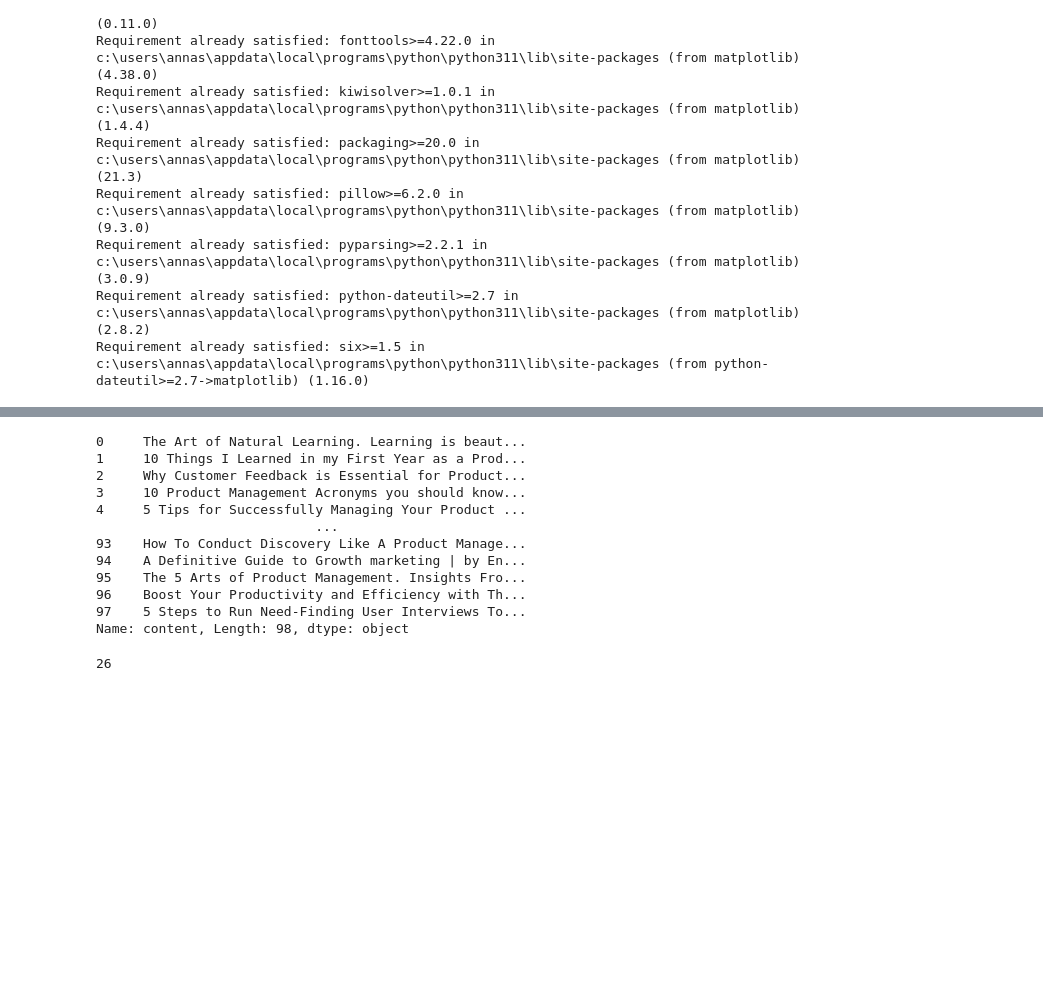
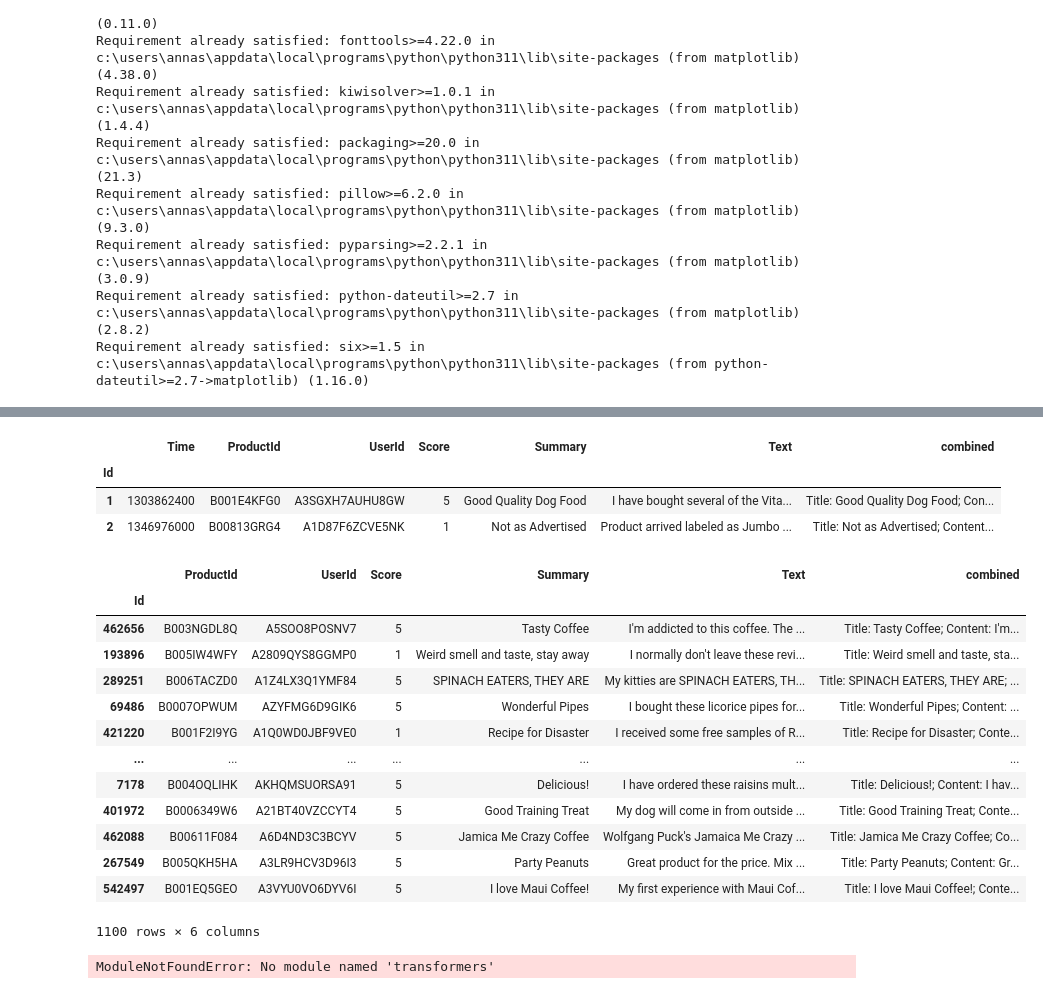
Before and after one commit to annasba07/product-manager-companion, a Jupyter notebook: Medium Article Scraping.ipynb, the cells around one changed output, grey strips where cells are left out. Saved outputs shown, nothing was run; the diff lists cells and outputs as text; code cells hidden in the pictures; blank space fills up the shorter version.

```diff
--- a/Medium Article Scraping.ipynb
+++ b/Medium Article Scraping.ipynb
@@ -434,15 +509,33 @@ df.to_csv('product_management2_with_embeddings.csv')
+# %%
+# testing open ai tutorial
+
+import pandas as pd
+
+input_datapath = 'Reviews.csv'  # to save space, we provide a pre-filtered dataset
+df = pd.read_csv(input_datapath, index_col=0)
+df = df[['Time', 'ProductId', 'UserId', 'Score', 'Summary', 'Text']]
+df = df.dropna()
+df['combined'] = "Title: " + df.Summary.str.strip() + "; Content: " + df.Text.str.strip()
+df.head(2)
+# %% [output]
+|  | Time | ProductId | UserId | Score | Summary | Text | combined |
+| Id |  |  |  |  |  |  |  |
+| 1 | 1303862400 | B001E4KFG0 | A3SGXH7AUHU8GW | 5 | Good Quality Dog Food | I have bought several of the Vita... | Title: Good Quality Dog Food; Con... |
+| 2 | 1346976000 | B00813GRG4 | A1D87F6ZCVE5NK | 1 | Not as Advertised | Product arrived labeled as Jumbo ... | Title: Not as Advertised; Content... |
 # %%
-df.content
+df
 # %% [output]
+|  | ProductId | UserId | Score | Summary | Text | combined |
+| Id |  |  |  |  |  |  |
+| 462656 | B003NGDL8Q | A5SOO8POSNV7 | 5 | Tasty Coffee | I'm addicted to this coffee. The ... | Title: Tasty Coffee; Content: I'm... |
+| 193896 | B005IW4WFY | A2809QYS8GGMP0 | 1 | Weird smell and taste, stay away | I normally don't leave these revi... | Title: Weird smell and taste, sta... |
+| 289251 | B006TACZD0 | A1Z4LX3Q1YMF84 | 5 | SPINACH EATERS, THEY ARE | My kitties are SPINACH EATERS, TH... | Title: SPINACH EATERS, THEY ARE; ... |
+| 69486 | B0007OPWUM | AZYFMG6D9GIK6 | 5 | Wonderful Pipes | I bought these licorice pipes for... | Title: Wonderful Pipes; Content: ... |
+| 421220 | B001F2I9YG | A1Q0WD0JBF9VE0 | 1 | Recipe for Disaster | I received some free samples of R... | Title: Recipe for Disaster; Conte... |
+| ... | ... | ... | ... | ... | ... | ... |
+| 7178 | B004OQLIHK | AKHQMSUORSA91 | 5 | Delicious! | I have ordered these raisins mult... | Title: Delicious!; Content: I hav... |
+| 401972 | B0006349W6 | A21BT40VZCCYT4 | 5 | Good Training Treat | My dog will come in from outside ... | Title: Good Training Treat; Conte... |
+| 462088 | B00611F084 | A6D4ND3C3BCYV | 5 | Jamica Me Crazy Coffee | Wolfgang Puck's Jamaica Me Crazy ... | Title: Jamica Me Crazy Coffee; Co... |
+| 267549 | B005QKH5HA | A3LR9HCV3D96I3 | 5 | Party Peanuts | Great product for the price. Mix ... | Title: Party Peanuts; Content: Gr... |
+| 542497 | B001EQ5GEO | A3VYU0VO6DYV6I | 5 | I love Maui Coffee! | My first experience with Maui Cof... | Title: I love Maui Coffee!; Conte... |
-0     The Art of Natural Learning. Learning is beaut...
-1     10 Things I Learned in my First Year as a Prod...
-2     Why Customer Feedback is Essential for Product...
-3     10 Product Management Acronyms you should know...
-4     5 Tips for Successfully Managing Your Product ...
-                            ...
-93    How To Conduct Discovery Like A Product Manage...
-94    A Definitive Guide to Growth marketing | by En...
-95    The 5 Arts of Product Management. Insights Fro...
-96    Boost Your Productivity and Efficiency with Th...
-97    5 Steps to Run Need-Finding User Interviews To...
-Name: content, Length: 98, dtype: object
+1100 rows × 6 columns
@@ -463,4 +542,14 @@ query_embedding = get_embeddings("Your text string goes here", engine='text-embe
-# %%
-len(query_embedding)
-# %% [output]
-26
+# %%
+# subsample to 1k most recent reviews and remove samples that are too long
+# df = df.sort_values('Time').tail(1_100)
+# df.drop('Time', axis=1, inplace=True)
+
+from transformers import GPT2TokenizerFast
+tokenizer = GPT2TokenizerFast.from_pretrained("gpt2")
+
+# remove reviews that are too long
+df['n_tokens'] = df.combined.apply(lambda x: len(tokenizer.encode(x)))
+df = df[df.n_tokens<8000].tail(1_000)
+len(df)
+# %% [output]
+ModuleNotFoundError: No module named 'transformers'
```
Also changed, not shown: parts of 19 cells of this notebook.
